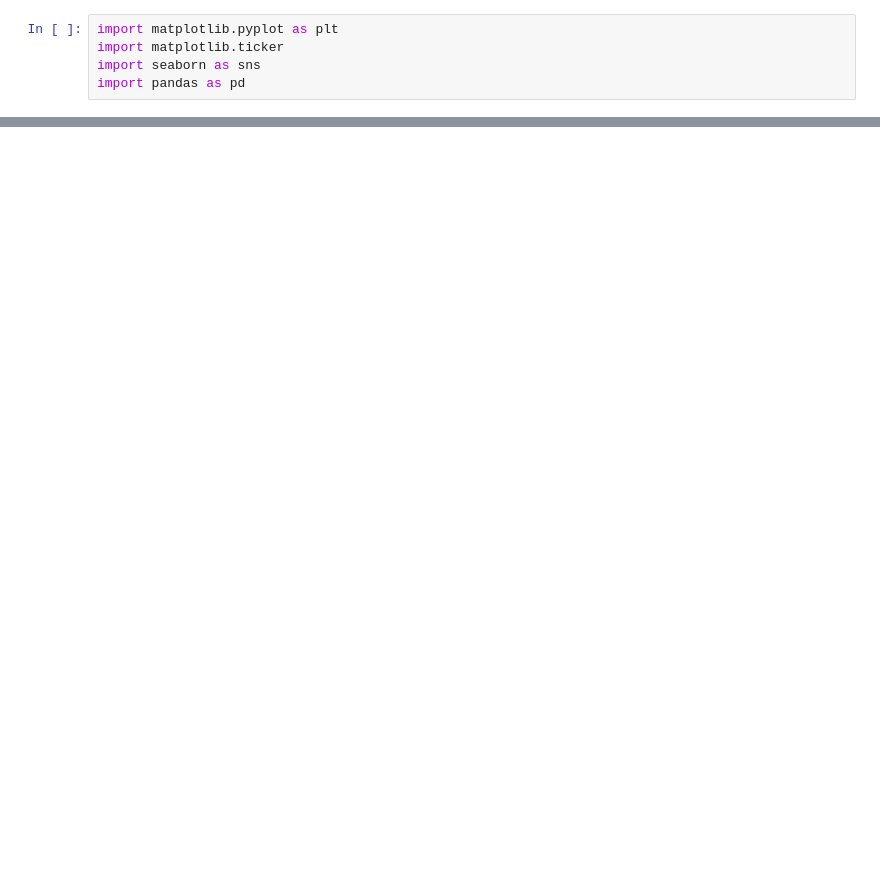
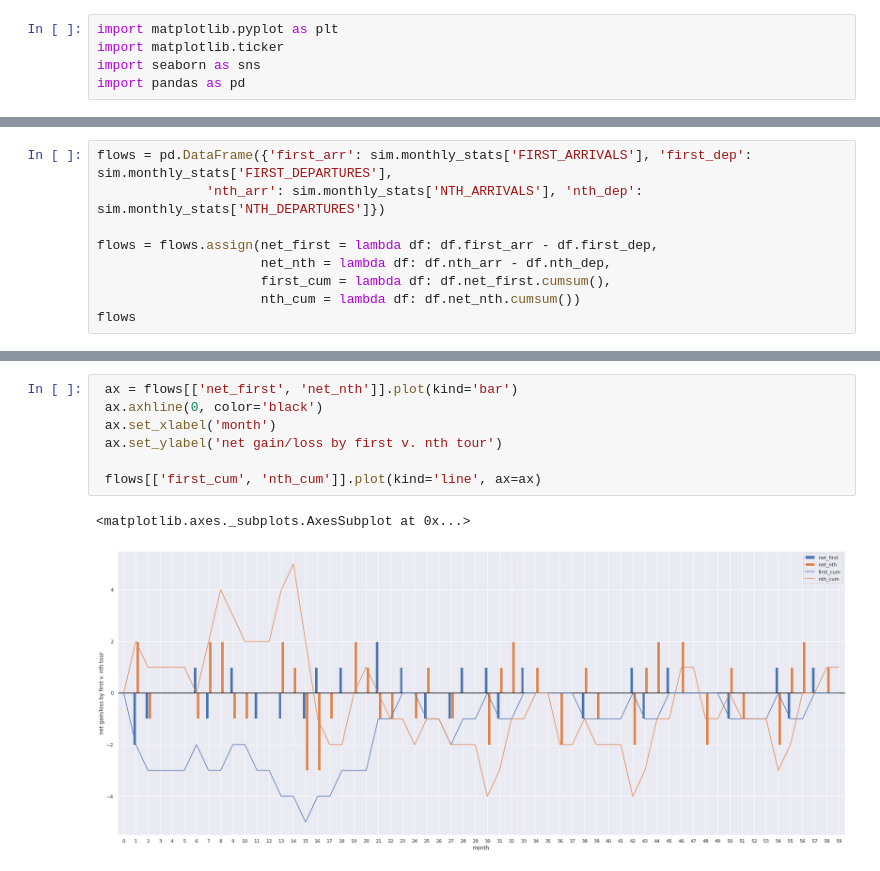
Before and after one commit to ialara/actf, a Jupyter notebook: absorption_e2e_prototype.ipynb, the cells around one changed output, grey strips where cells are left out. Drawn from its saved outputs; the diff is of its cells as text; blank space fills up the shorter version.

```diff
--- a/absorption_e2e_prototype.ipynb
+++ b/absorption_e2e_prototype.ipynb
@@ -600,0 +619,9 @@ foo
+# %%
+flows = pd.DataFrame({'first_arr': sim.monthly_stats['FIRST_ARRIVALS'], 'first_dep': sim.monthly_stats['FIRST_DEPARTURES'],
+              'nth_arr': sim.monthly_stats['NTH_ARRIVALS'], 'nth_dep': sim.monthly_stats['NTH_DEPARTURES']})
+
+flows = flows.assign(net_first = lambda df: df.first_arr - df.first_dep,
+                     net_nth = lambda df: df.nth_arr - df.nth_dep,
+                     first_cum = lambda df: df.net_first.cumsum(),
+                     nth_cum = lambda df: df.net_nth.cumsum())
+flows
@@ -601,3 +646,13 @@ foo
+# %%
+ ax = flows[['net_first', 'net_nth']].plot(kind='bar')
+ ax.axhline(0, color='black')
+ ax.set_xlabel('month')
+ ax.set_ylabel('net gain/loss by first v. nth tour')
+
+ flows[['first_cum', 'nth_cum']].plot(kind='line', ax=ax)
+# %% [output]
+<matplotlib.axes._subplots.AxesSubplot at 0x...>
+[figure, added]
 # %%
 ax = foo[['No qual', 'WG', 'FL', 'IP']].plot(kind='bar', stacked=True, colormap='winter_r', alpha=0.6)
 foo[['INX', 'EXP']].plot(kind='line', ax=ax, linewidth=3, color=['red', 'black'])
```
Also changed, not shown: parts of 20 cells of this notebook.
